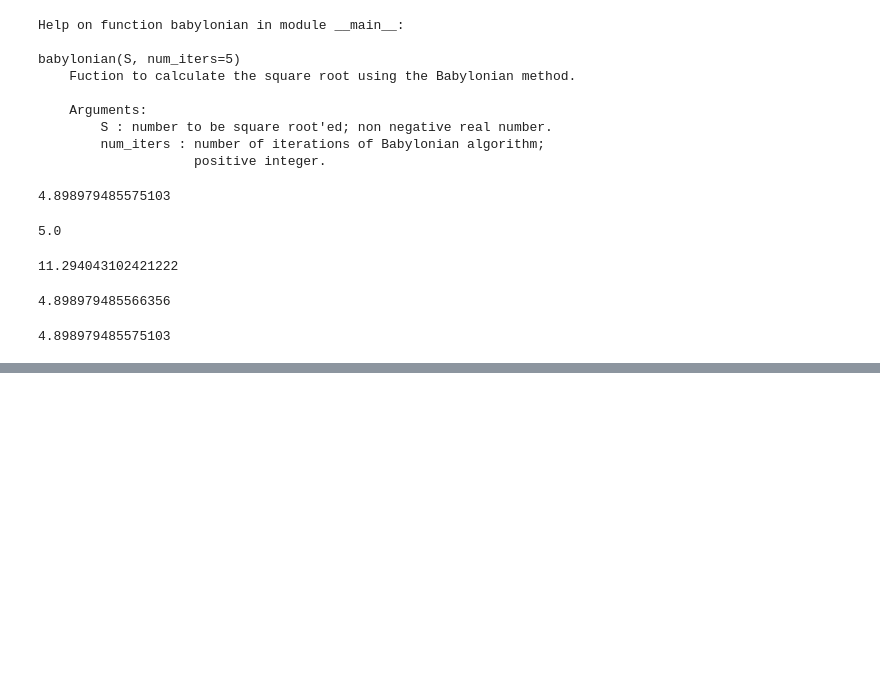
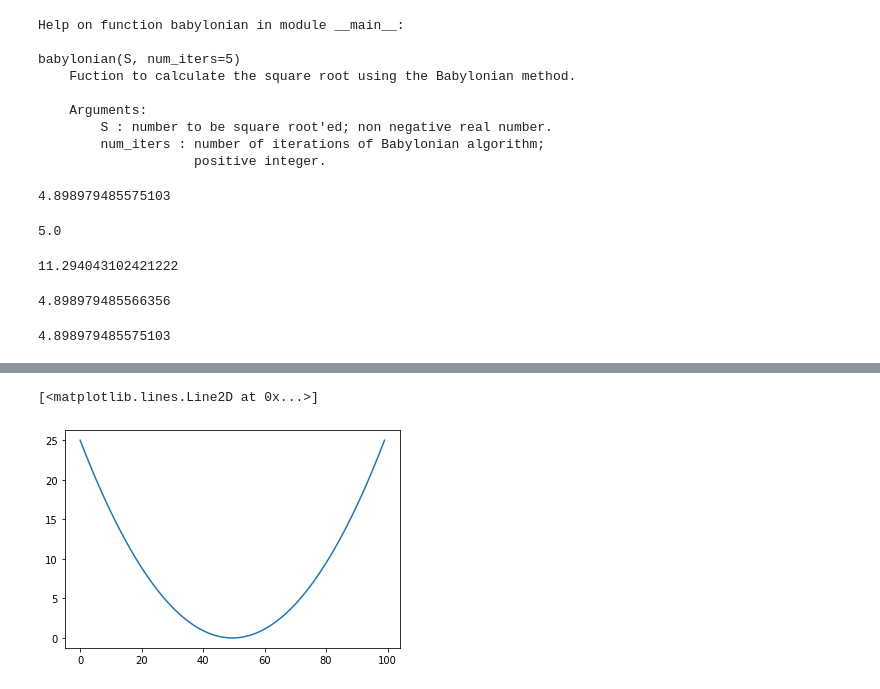
Before and after one commit to angelacpd/Scientific_Python, a Jupyter notebook: Lecture_2.ipynb, the cells around one changed output, grey strips where cells are left out. Saved outputs shown, nothing was run; the diff lists cells and outputs as text; code cells hidden in the pictures; blank space fills up the shorter version.

```diff
--- a/Lecture_2.ipynb
+++ b/Lecture_2.ipynb
@@ -369,0 +617,5 @@ babylonian(Rational(24))
+# %%
+plt.plot(y)
+# %% [output]
+[<matplotlib.lines.Line2D at 0x...>]
+[figure, added]
```
Also changed, not shown: parts of 34 cells of this notebook.
